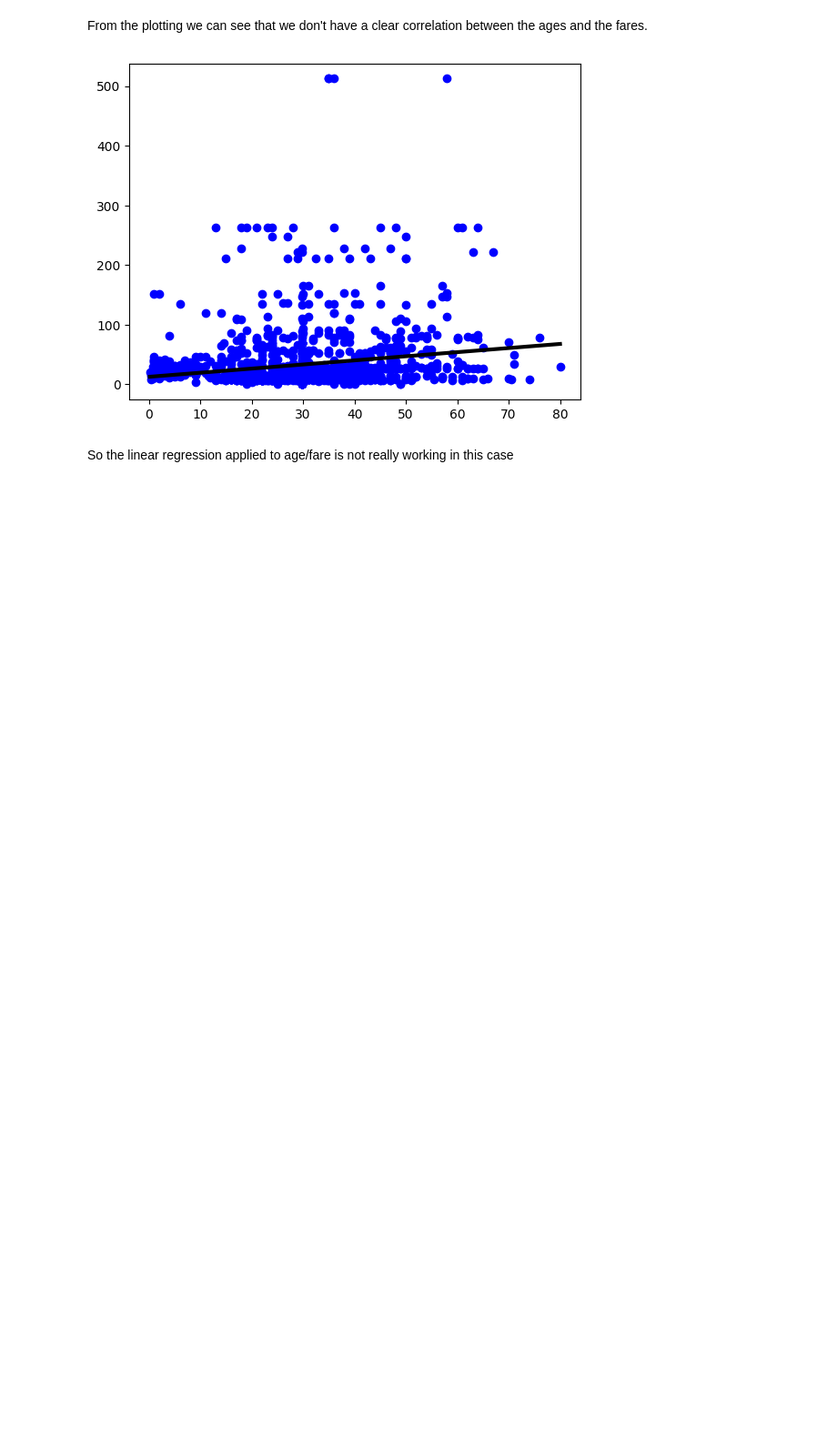
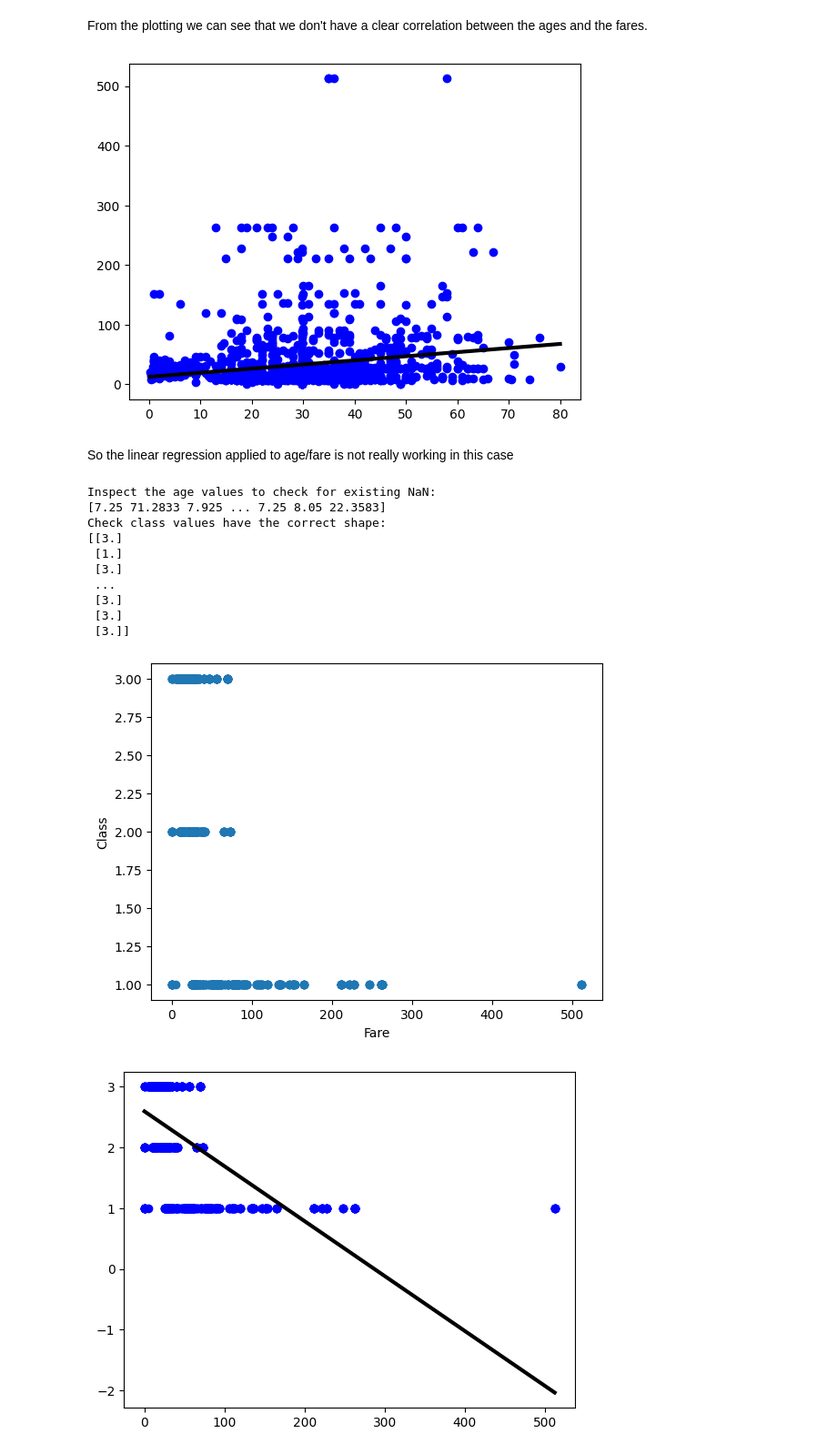
Before and after one commit to SimonLab/titanic-models, a Jupyter notebook: regression-model.ipynb, the cells around one changed output. Shown: that part at 91% size. Cells and saved outputs as stored; diff of their text form; code cells hidden in the pictures; blank space fills up the shorter version.

Commit message:
Attempt Logistic regression
Add logisitc regression

```diff
--- a/regression-model.ipynb
+++ b/regression-model.ipynb
@@ -83,3 +83,56 @@ plt.show()
 [figure]
 # %% [markdown]
 So the linear regression applied to age/fare is not really working in this case
+# %%
+# features all except price
+features = titanic.drop('Pclass', axis=1).values
+targets =  titanic['Pclass'].values
+
+# take the fare
+feature_fare = features[:,8]
+# If we print the list of ages, we see that we have some missing data (NaN)
+print("Inspect the age values to check for existing NaN:")
+print(feature_fare)
+
+
+from sklearn.impute import SimpleImputer
+imp = SimpleImputer(missing_values=np.nan, strategy='mean')
+# Before applying the fit function to our list of ages we need to crete a 2D array
+feature_fare = feature_fare.reshape(-1, 1)
+# We can then fit and transform the data to convert NaN using the mean value
+imp.fit(feature_fare)
+feature_fare = imp.transform(feature_fare)
+
+# After trying to apply a regression, an "NaN" error occurs linked to the target
+# So we can also use the mean value for the target
+targets = targets.reshape(-1, 1)
+imp.fit(targets)
+targets = imp.transform(targets)
+print("Check class values have the correct shape:")
+print(targets)
+
+plt.scatter(feature_fare, targets)
+plt.ylabel('Class')
+plt.xlabel('Fare')
+plt.show()
+
+model = LinearRegression()
+model.fit(feature_fare, targets)
+prediction_space = np.linspace(min(feature_fare), max(feature_fare)).reshape(-1,1)
+plt.scatter(feature_fare, targets, color='blue')
+plt.plot(prediction_space, model.predict(prediction_space),
+         color='black', linewidth=3)
+plt.show()
+# %% [output]
+Inspect the age values to check for existing NaN:
+[7.25 71.2833 7.925 ... 7.25 8.05 22.3583]
+Check class values have the correct shape:
+[[3.]
+ [1.]
+ [3.]
+ ...
+ [3.]
+ [3.]
+ [3.]]
+[figure, added]
+[figure, added]
```
Also changed, not shown: parts of 3 cells of this notebook.
